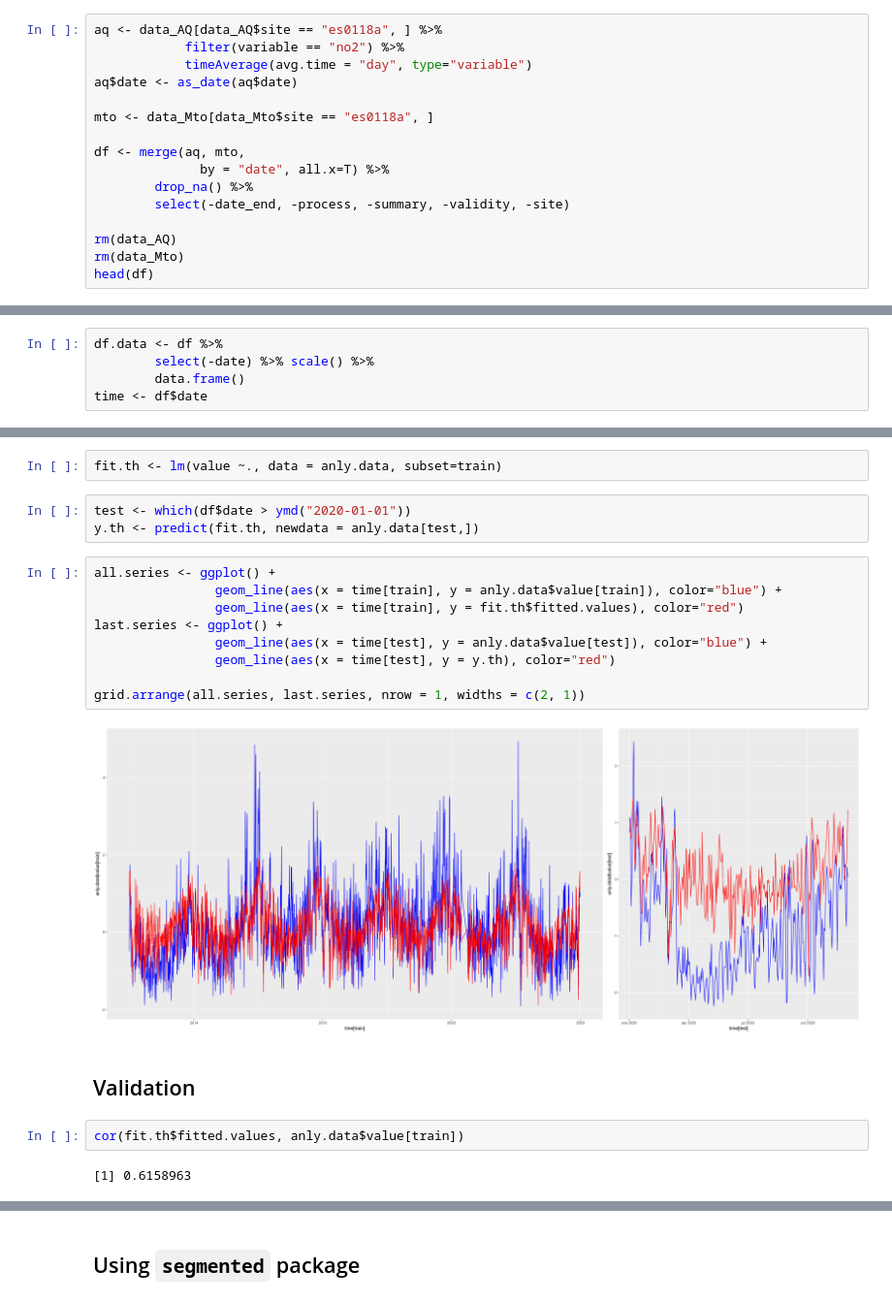
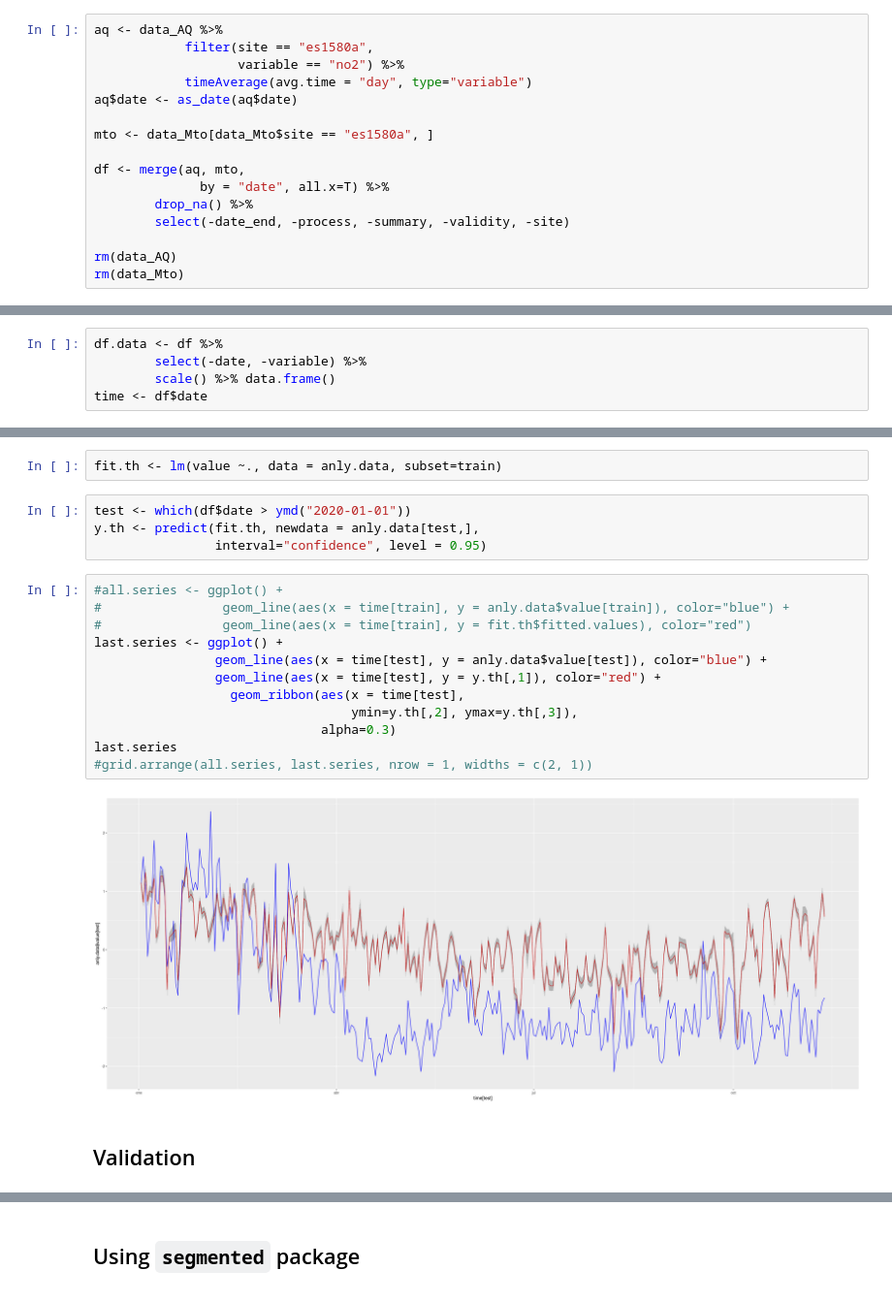
Before and after one commit to Jaimedgp/AirQualityCOVID, a Jupyter notebook: notebooks/Analysis/lm/seasonal.ipynb, the cells around one changed output, grey strips where cells are left out. Shown at 97% size. Drawn from its saved outputs; the diff is of its cells as text.

```diff
--- a/notebooks/Analysis/lm/seasonal.ipynb
+++ b/notebooks/Analysis/lm/seasonal.ipynb
@@ -39,12 +39,13 @@ periods <- list(
 # %% [markdown]
 ## Load Data
 # %%
-aq <- data_AQ[data_AQ$site == "es0118a", ] %>%
-            filter(variable == "no2") %>%
+aq <- data_AQ %>%
+            filter(site == "es1580a",
+                   variable == "no2") %>%
             timeAverage(avg.time = "day", type="variable")
 aq$date <- as_date(aq$date)
 
-mto <- data_Mto[data_Mto$site == "es0118a", ]
+mto <- data_Mto[data_Mto$site == "es1580a", ]
 
 df <- merge(aq, mto,
               by = "date", all.x=T) %>%
@@ -53,4 +54,3 @@ df <- merge(aq, mto,
 
 rm(data_AQ)
 rm(data_Mto)
-head(df)
@@ -68,6 +58,6 @@ A data.frame: 6 × 14
 train <-  which(df$date < ymd("2020-01-01"))
 # %%
 df.data <- df %>%
-        select(-date) %>% scale() %>%
-        data.frame()
+        select(-date, -variable) %>%
+        scale() %>% data.frame()
 time <- df$date
@@ -81,21 +69,21 @@ anly.data <- df.data
 fit.th <- lm(value ~., data = anly.data, subset=train)
 # %%
 test <- which(df$date > ymd("2020-01-01"))
-y.th <- predict(fit.th, newdata = anly.data[test,])
+y.th <- predict(fit.th, newdata = anly.data[test,],
+                interval="confidence", level = 0.95)
 # %%
-all.series <- ggplot() +
-                geom_line(aes(x = time[train], y = anly.data$value[train]), color="blue") +
-                geom_line(aes(x = time[train], y = fit.th$fitted.values), color="red")
+#all.series <- ggplot() +
+#                geom_line(aes(x = time[train], y = anly.data$value[train]), color="blue") +
+#                geom_line(aes(x = time[train], y = fit.th$fitted.values), color="red")
 last.series <- ggplot() +
                 geom_line(aes(x = time[test], y = anly.data$value[test]), color="blue") +
-                geom_line(aes(x = time[test], y = y.th), color="red")
-
-grid.arrange(all.series, last.series, nrow = 1, widths = c(2, 1))
+                geom_line(aes(x = time[test], y = y.th[,1]), color="red") +
+                  geom_ribbon(aes(x = time[test],
+                                  ymin=y.th[,2], ymax=y.th[,3]),
+                              alpha=0.3)
+last.series
+#grid.arrange(all.series, last.series, nrow = 1, widths = c(2, 1))
 # %% [output]
-[figure, old version]
+[figure, new version]
 # %% [markdown]
 ## Validation
-# %%
-cor(fit.th$fitted.values, anly.data$value[train])
-# %% [output]
-[1] 0.6158963
```
Also changed, not shown: parts of 15 cells of this notebook, 2 other files.
